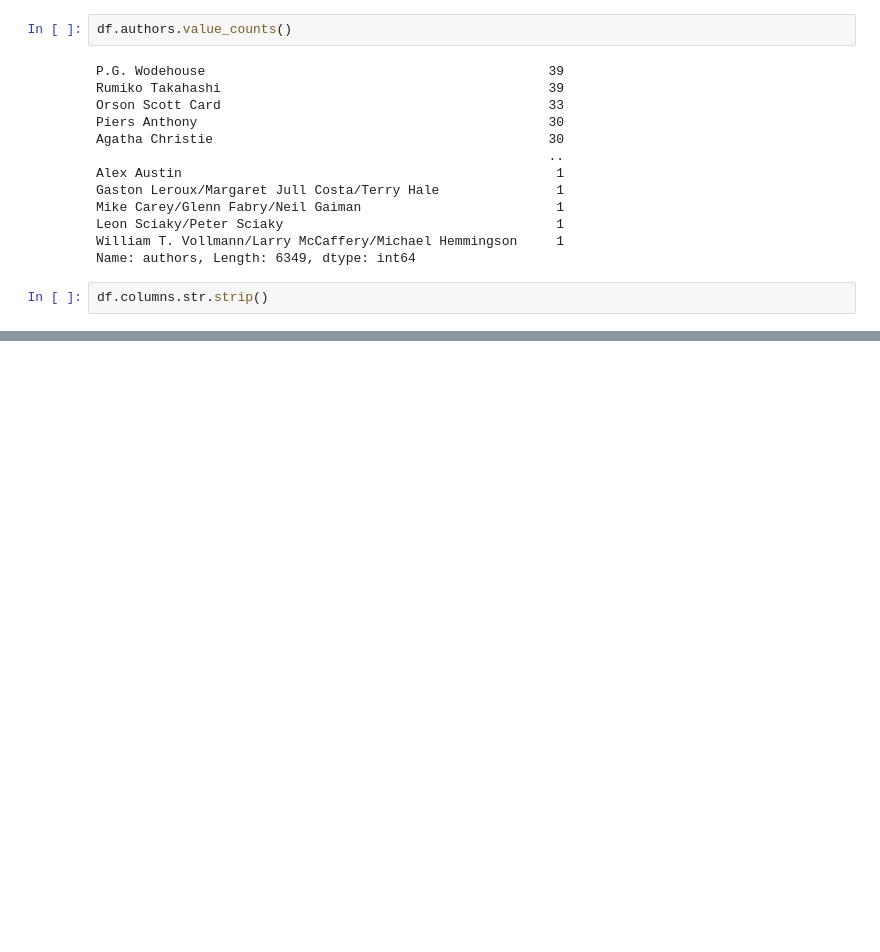
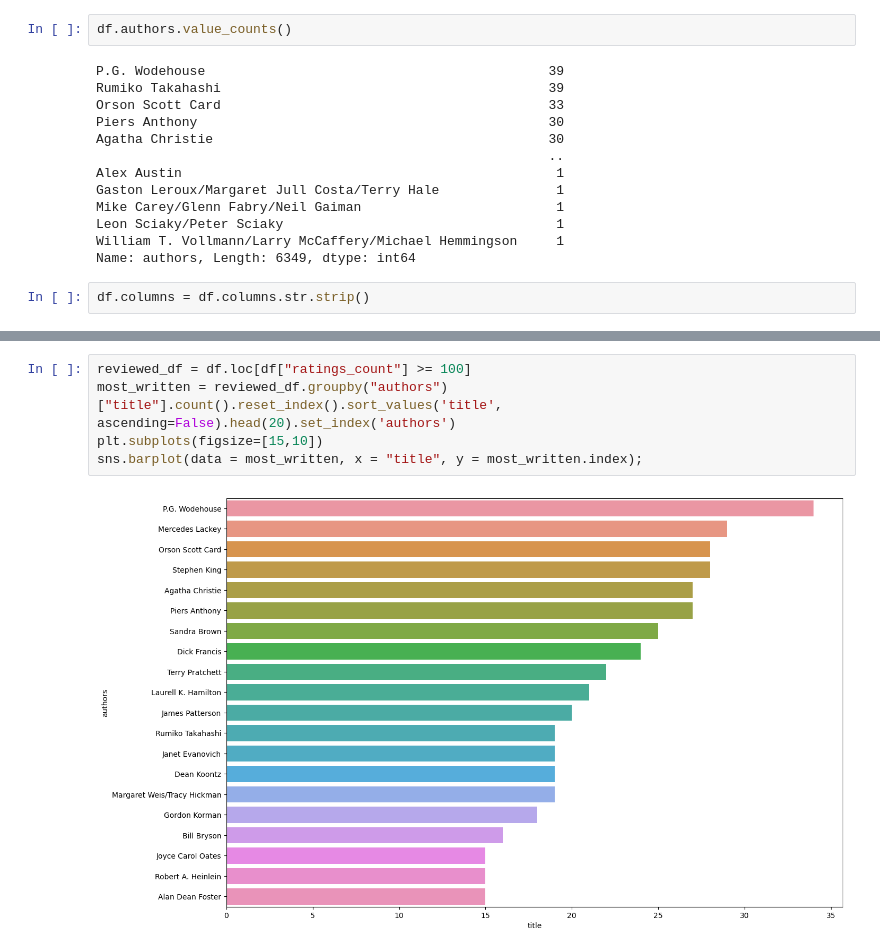
Before and after one commit to npagrawal/Book-Recommendation-Engine, a Jupyter notebook: Notebook.ipynb, the cells around one changed output, grey strips where cells are left out. Saved outputs shown, nothing was run; the diff lists cells and outputs as text; blank space fills up the shorter version.

```diff
--- a/Notebook.ipynb
+++ b/Notebook.ipynb
@@ -139,4 +139,4 @@ Leon Sciaky/Peter Sciaky                                   1
 William T. Vollmann/Larry McCaffery/Michael Hemmingson     1
 Name: authors, Length: 6349, dtype: int64
 # %%
-df.columns.str.strip()
+df.columns = df.columns.str.strip()
@@ -147,0 +162,7 @@ Index(['bookID', 'title', 'authors', 'average_rating', 'isbn', 'isbn13',
+# %%
+reviewed_df = df.loc[df["ratings_count"] >= 100]
+most_written = reviewed_df.groupby("authors")["title"].count().reset_index().sort_values('title', ascending=False).head(20).set_index('authors')
+plt.subplots(figsize=[15,10])
+sns.barplot(data = most_written, x = "title", y = most_written.index);
+# %% [output]
+[figure, added]
```
Also changed, not shown: parts of 11 cells of this notebook.
